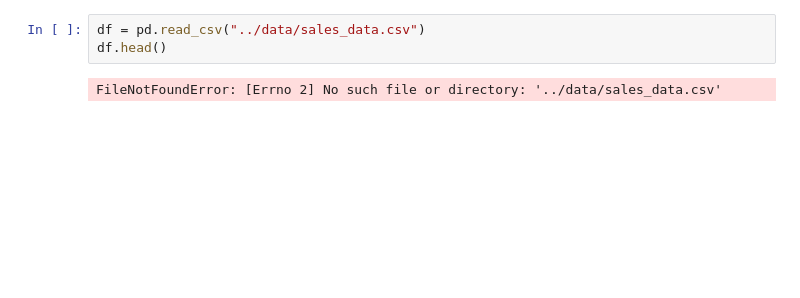
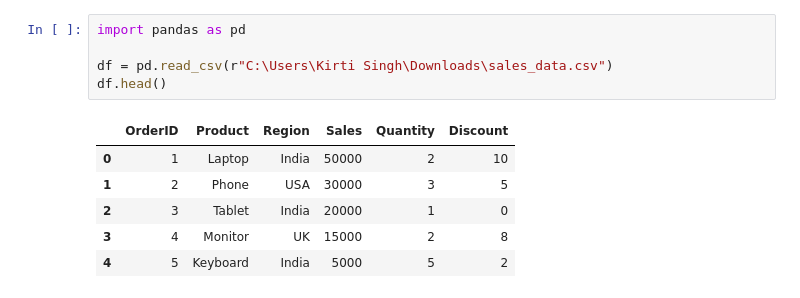
Before and after one commit to kirtisingh-001/Sales-Data-Analysis-and-Prediction, a Jupyter notebook: notebooks/analysis.ipynb, the cells around one changed output. Saved outputs shown, nothing was run; the diff lists cells and outputs as text; blank space fills up the shorter version.

```diff
--- a/notebooks/analysis.ipynb
+++ b/notebooks/analysis.ipynb
@@ -6,8 +4,15 @@ Matplotlib is building the font cache; this may take a moment.
 # %%
-df = pd.read_csv("../data/sales_data.csv")
+import pandas as pd
+
+df = pd.read_csv(r"C:\Users\Kirti Singh\Downloads\sales_data.csv")
 df.head()
 # %% [output]
-FileNotFoundError: [Errno 2] No such file or directory: '../data/sales_data.csv'
+|  | OrderID | Product | Region | Sales | Quantity | Discount |
+| 0 | 1 | Laptop | India | 50000 | 2 | 10 |
+| 1 | 2 | Phone | USA | 30000 | 3 | 5 |
+| 2 | 3 | Tablet | India | 20000 | 1 | 0 |
+| 3 | 4 | Monitor | UK | 15000 | 2 | 8 |
+| 4 | 5 | Keyboard | India | 5000 | 5 | 2 |
 # %%
 df.info()
 df.describe()
```
Also changed, not shown: parts of 10 cells of this notebook, 1 other file.
